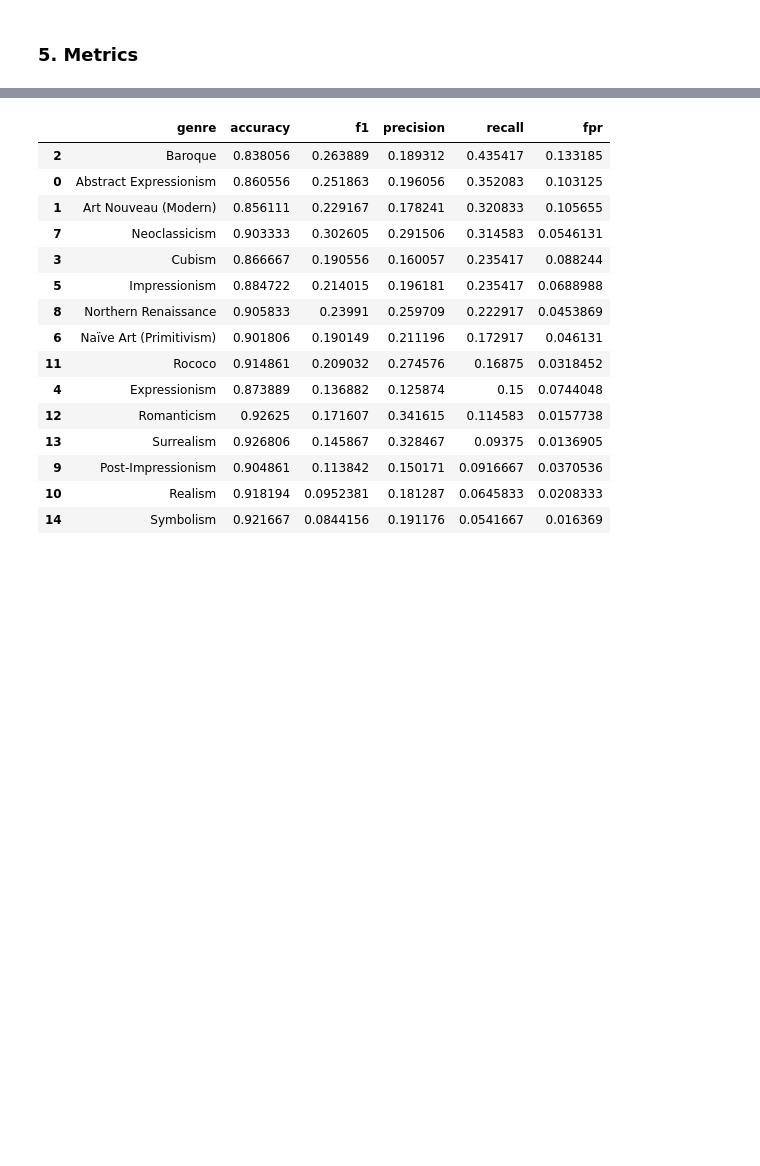
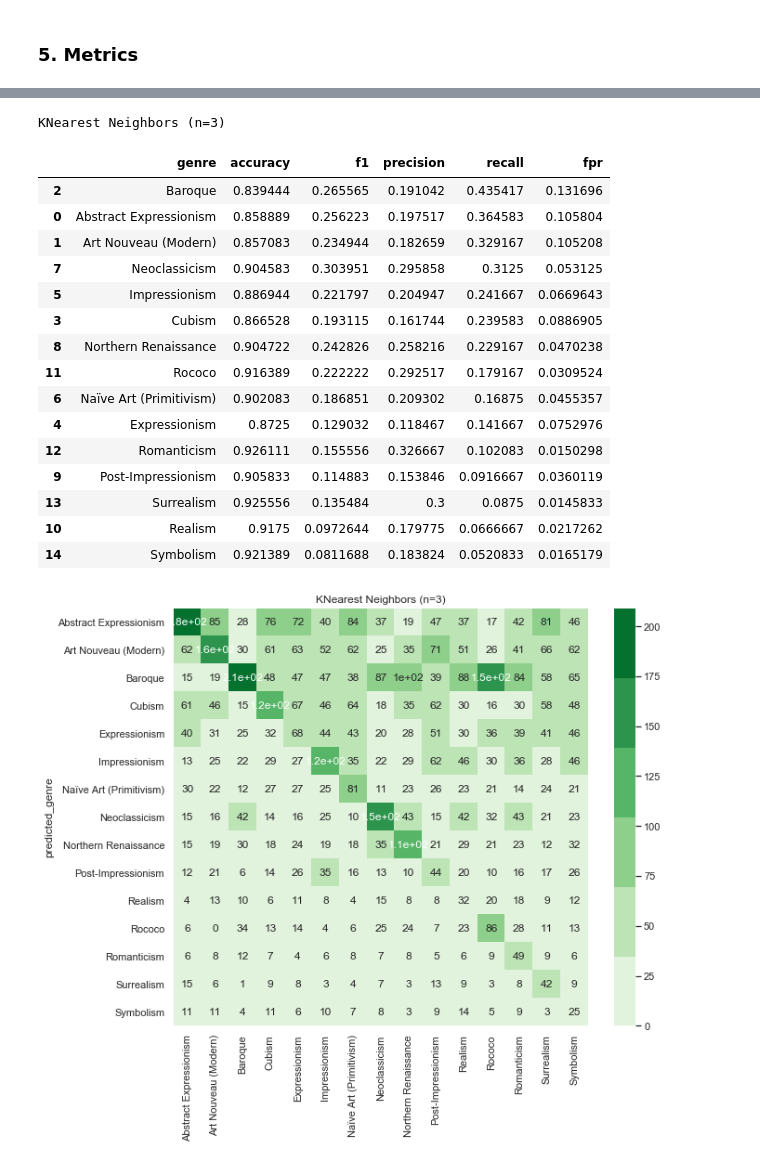
Before and after one commit to jcorf/art_classifier, a Jupyter notebook: Simple Models 24k.ipynb, the cells around one changed output, grey strips where cells are left out. Cells and saved outputs as stored; diff of their text form; code cells hidden in the pictures; blank space fills up the shorter version.

```diff
--- a/Simple Models 24k.ipynb
+++ b/Simple Models 24k.ipynb
@@ -205,6 +205,6 @@ scaler = StandardScaler()
 print(now(), "Starting")
 X_train_scaled = scaler.fit_transform(X_train_new)
 print(now(), "Finished training dataset, Starting testing set")
-X_test_scaled = scaler.fit_transform(X_test_new)
+X_test_scaled = scaler.transform(X_test_new)
 print(now(), "Finished")
 # %% [output]
@@ -370,28 +370,31 @@ cmatrix_genre
 # %%
 n = 1
 
 name = list(models_y_test.keys())[n]
 pair =  list(models_y_test.values())[n]
 
-cmatrix_genre = output_metrics(pair[0], pair[1],name)
+cmatrix_genre = output_metrics(pair[0], pair[1],name, True)
+print(name)
 cmatrix_genre
 # %% [output]
+KNearest Neighbors (n=3)
 |  | genre | accuracy | f1 | precision | recall | fpr |
-| 2 | Baroque | 0.838056 | 0.263889 | 0.189312 | 0.435417 | 0.133185 |
-| 0 | Abstract Expressionism | 0.860556 | 0.251863 | 0.196056 | 0.352083 | 0.103125 |
-| 1 | Art Nouveau (Modern) | 0.856111 | 0.229167 | 0.178241 | 0.320833 | 0.105655 |
-| 7 | Neoclassicism | 0.903333 | 0.302605 | 0.291506 | 0.314583 | 0.0546131 |
-| 3 | Cubism | 0.866667 | 0.190556 | 0.160057 | 0.235417 | 0.088244 |
-| 5 | Impressionism | 0.884722 | 0.214015 | 0.196181 | 0.235417 | 0.0688988 |
-| 8 | Northern Renaissance | 0.905833 | 0.23991 | 0.259709 | 0.222917 | 0.0453869 |
-| 6 | Naïve Art (Primitivism) | 0.901806 | 0.190149 | 0.211196 | 0.172917 | 0.046131 |
-| 11 | Rococo | 0.914861 | 0.209032 | 0.274576 | 0.16875 | 0.0318452 |
-| 4 | Expressionism | 0.873889 | 0.136882 | 0.125874 | 0.15 | 0.0744048 |
-| 12 | Romanticism | 0.92625 | 0.171607 | 0.341615 | 0.114583 | 0.0157738 |
-| 13 | Surrealism | 0.926806 | 0.145867 | 0.328467 | 0.09375 | 0.0136905 |
-| 9 | Post-Impressionism | 0.904861 | 0.113842 | 0.150171 | 0.0916667 | 0.0370536 |
-| 10 | Realism | 0.918194 | 0.0952381 | 0.181287 | 0.0645833 | 0.0208333 |
-| 14 | Symbolism | 0.921667 | 0.0844156 | 0.191176 | 0.0541667 | 0.016369 |
+| 2 | Baroque | 0.839444 | 0.265565 | 0.191042 | 0.435417 | 0.131696 |
+| 0 | Abstract Expressionism | 0.858889 | 0.256223 | 0.197517 | 0.364583 | 0.105804 |
+| 1 | Art Nouveau (Modern) | 0.857083 | 0.234944 | 0.182659 | 0.329167 | 0.105208 |
+| 7 | Neoclassicism | 0.904583 | 0.303951 | 0.295858 | 0.3125 | 0.053125 |
+| 5 | Impressionism | 0.886944 | 0.221797 | 0.204947 | 0.241667 | 0.0669643 |
+| 3 | Cubism | 0.866528 | 0.193115 | 0.161744 | 0.239583 | 0.0886905 |
+| 8 | Northern Renaissance | 0.904722 | 0.242826 | 0.258216 | 0.229167 | 0.0470238 |
+| 11 | Rococo | 0.916389 | 0.222222 | 0.292517 | 0.179167 | 0.0309524 |
+| 6 | Naïve Art (Primitivism) | 0.902083 | 0.186851 | 0.209302 | 0.16875 | 0.0455357 |
+| 4 | Expressionism | 0.8725 | 0.129032 | 0.118467 | 0.141667 | 0.0752976 |
+| 12 | Romanticism | 0.926111 | 0.155556 | 0.326667 | 0.102083 | 0.0150298 |
+| 9 | Post-Impressionism | 0.905833 | 0.114883 | 0.153846 | 0.0916667 | 0.0360119 |
+| 13 | Surrealism | 0.925556 | 0.135484 | 0.3 | 0.0875 | 0.0145833 |
+| 10 | Realism | 0.9175 | 0.0972644 | 0.179775 | 0.0666667 | 0.0217262 |
+| 14 | Symbolism | 0.921389 | 0.0811688 | 0.183824 | 0.0520833 | 0.0165179 |
+[figure, added]
 # %%
 n = 2
 
```
Also changed, not shown: parts of 7 cells of this notebook.
